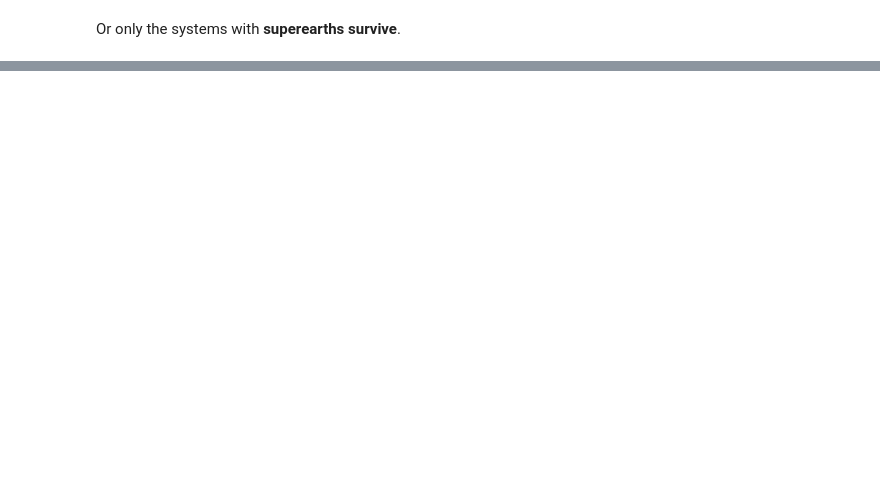
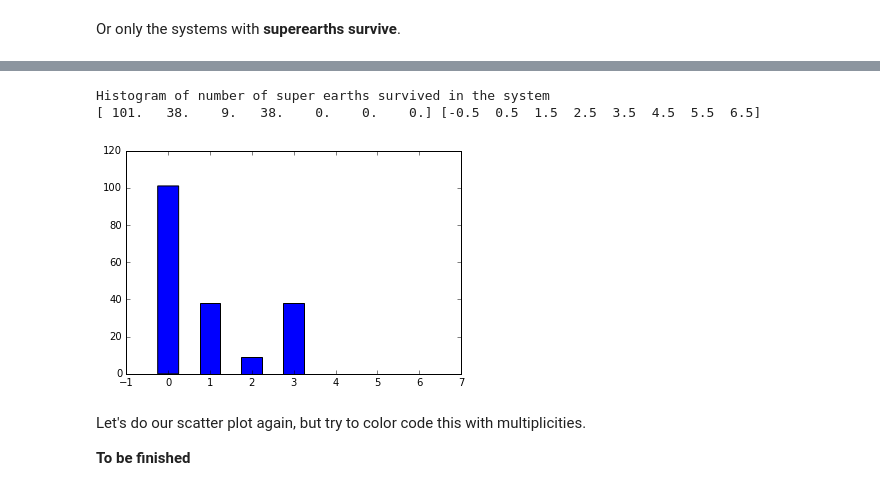
Before and after one commit to chelseah/Scatter, a Jupyter notebook: Plot_demo.ipynb, the cells around one changed output, grey strips where cells are left out. Saved outputs shown, nothing was run; the diff lists cells and outputs as text; code cells hidden in the pictures; blank space fills up the shorter version.

```diff
--- a/Plot_demo.ipynb
+++ b/Plot_demo.ipynb
@@ -91,0 +118,11 @@ plot_scatter(endtotal[SEsys,:,:][survive,:],"a","e",xlim=[0,10],ylim=[0,1])
+# %%
+print "Histogram of number of super earths survived in the system"
+plot_hist(necount)
+# %% [output]
+Histogram of number of super earths survived in the system
+[ 101.   38.    9.   38.    0.    0.    0.] [-0.5  0.5  1.5  2.5  3.5  4.5  5.5  6.5]
+[figure, added]
+# %% [markdown]
+Let's do our scatter plot again, but try to color code this with multiplicities.
+
+**To be finished**
```
Also changed, not shown: parts of 14 cells of this notebook.
